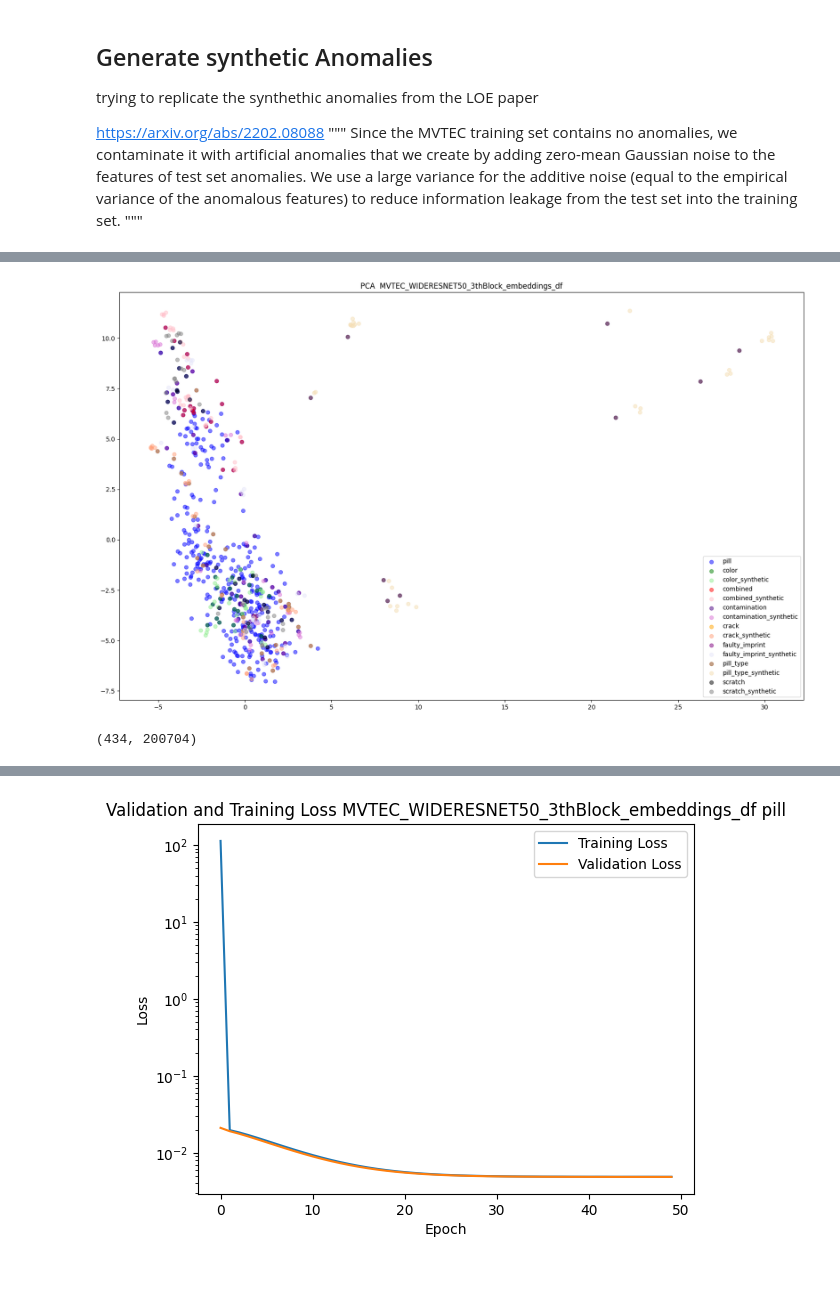
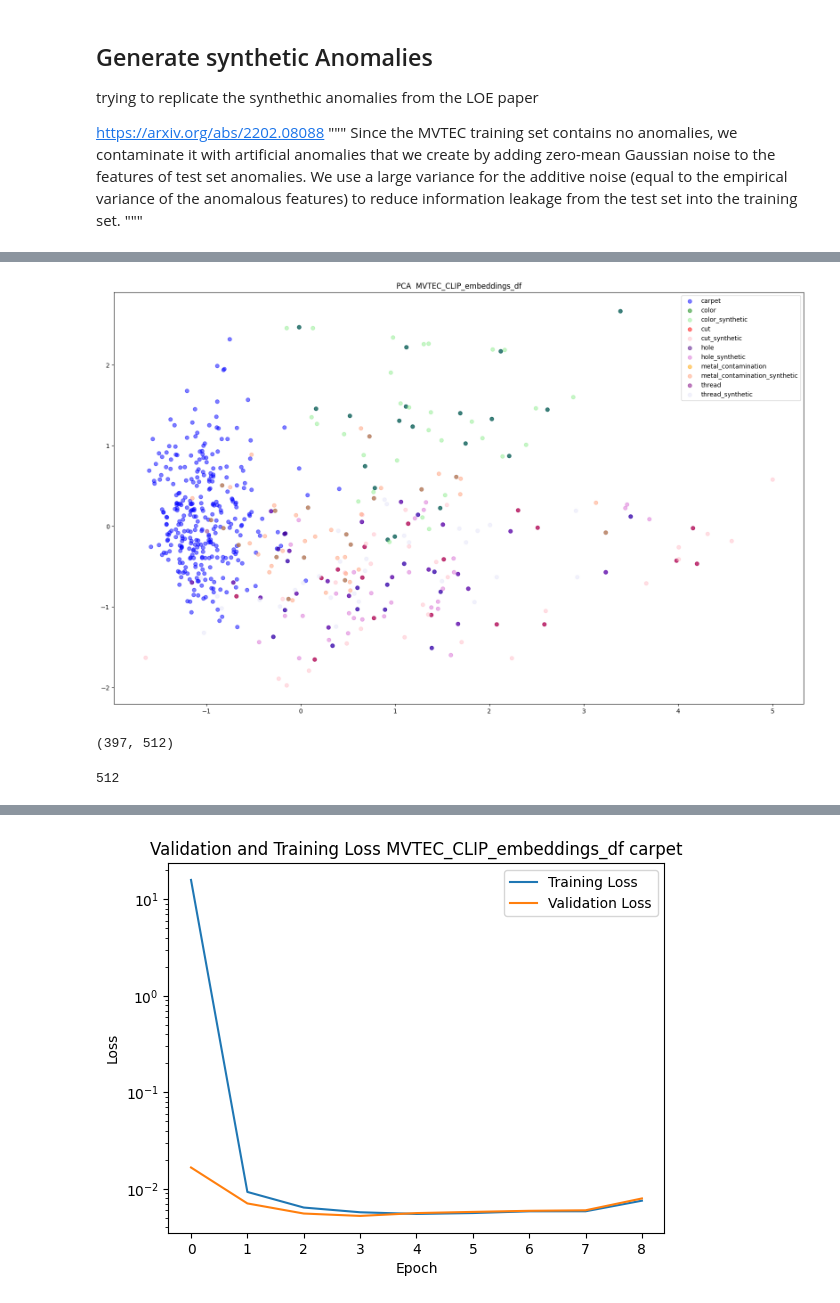
Before and after one commit to buehlpa/MVTec_Visualizer, a Jupyter notebook: workspace/mvtec_WIDERESNET50_syntheticAnomalies.ipynb, the cells around one changed output, grey strips where cells are left out. Saved outputs shown, nothing was run; the diff lists cells and outputs as text; code cells hidden in the pictures; blank space fills up the shorter version.

```diff
--- a/workspace/mvtec_WIDERESNET50_syntheticAnomalies.ipynb
+++ b/workspace/mvtec_WIDERESNET50_syntheticAnomalies.ipynb
@@ -39,7 +39,7 @@ from utils.helpers import *
 PROJECT_DATA_PATH='//home/bule/projects/MVTec_Visualizer/data/mvtec_anomaly_detection'
 LOG_DIR= '/home/bule/projects/MVTec_Visualizer/tensorboard_logs'
 # %%
-FILENAME = 'MVTEC_WIDERESNET50_3thBlock_embeddings_df'# MVTEC_CLIP_embeddings_df
+FILENAME = 'MVTEC_CLIP_embeddings_df'#'MVTEC_WIDERESNET50_3thBlock_embeddings_df'# MVTEC_CLIP_embeddings_df
 df = pd.read_pickle(os.path.join(PROJECT_DATA_PATH,FILENAME+'.pkl'))
 image_paths=[pts[1:]for pts in df.index]
 df = df.set_index(pd.Index(image_paths))
@@ -62,7 +62,7 @@ anomaly_categories = {
     'zipper': ['broken_teeth', 'combined','fabric_border', 'fabric_interior','split_teeth','rough', 'squeezed_teeth']}
 
 # change class here
-category='pill'
+category='carpet'
 
 combined_samples,labels,class_list= create_synset_for_class(category,df)
 # %%
@@ -105,7 +105,7 @@ plt.title(f'PCA  {FILENAME}')
 plt.legend()
 plt.show()
 # %% [output]
-[figure, old version]
+[figure, new version]
 # %%
 # filter for the synthetic and real anomalies
 normals=combined_samples[labels==0]
@@ -113,7 +113,11 @@ anomalies=combined_samples[(labels % 2 != 0) & (labels != 0)]
 synthetic_anomalies=combined_samples[(labels % 2 == 0) & (labels != 0)]
 normals.shape
 # %% [output]
-(434, 200704)
+(397, 512)
+# %%
+normals.shape[1]
+# %% [output]
+512
 # %%
 
 # Assuming 'normals' is your input data
@@ -157,9 +161,11 @@ class SimpleAutoencoder(nn.Module):
         x = self.decoder(x)
         return x
 
+
+
 # Move model to GPU if available
 device = torch.device("cuda" if torch.cuda.is_available() else "cpu")
-autoencoder = SimpleAutoencoder().to(device)
+autoencoder = SimpleAutoencoder(input_shape=normals.shape[1]).to(device)
 loss_function = nn.MSELoss()
 optimizer = torch.optim.Adam(autoencoder.parameters(), lr=0.01)
 
@@ -245,4 +244,4 @@ Epoch [50/50], Train Loss: 0.0049, Validation Loss: 0.0048
-[figure, old version]
+[figure, new version]
 # %%
 # put through network ("could also use mse loss directly :D")
 normalscores=F.mse_loss(autoencoder(torch.Tensor(normals).to(device)), torch.Tensor(normals).to(device))
```
Also changed, not shown: parts of 3 cells of this notebook.
